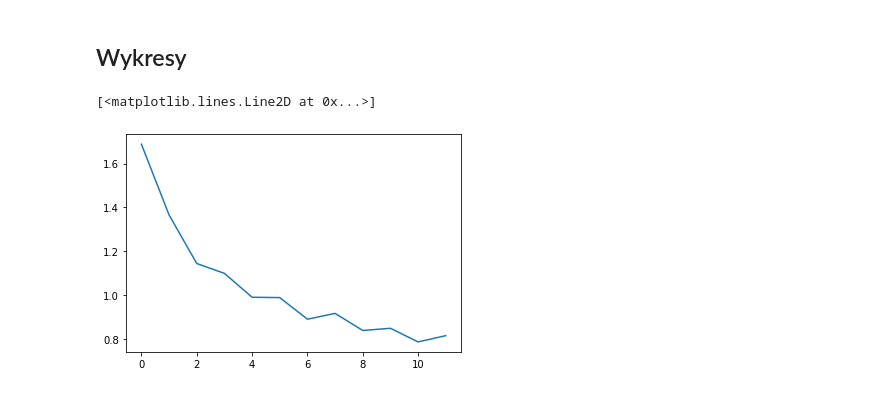
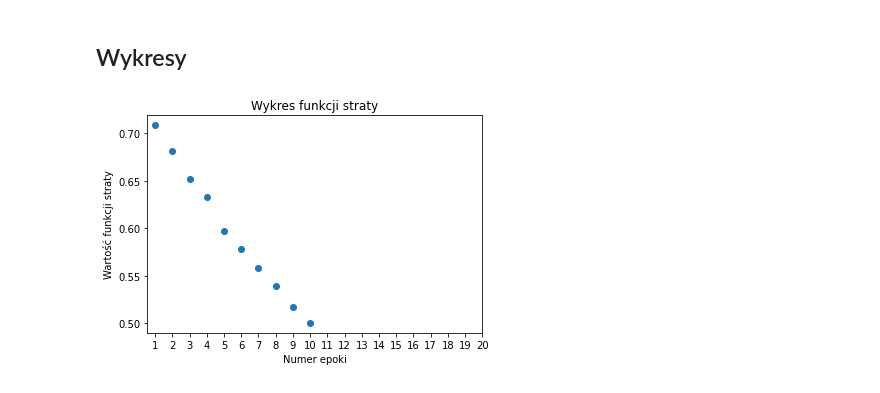
Before and after one commit to gvnbleid/2020-GUM, a Jupyter notebook: MGU_Projekt_2.ipynb, the cells around one changed output. Cells and saved outputs as stored; diff of their text form; code cells hidden in the pictures.

```diff
--- a/MGU_Projekt_2.ipynb
+++ b/MGU_Projekt_2.ipynb
@@ -447,13 +470,19 @@ if save_results_state:
               codecs.open(BASE_DIR + path, 'w', encoding='utf-8'))
 # %% [markdown]
 ## Wykresy
-# %%
-import matplotlib.pyplot as plt
-
-plt.plot(loss_array)
-# %% [output]
-[<matplotlib.lines.Line2D at 0x...>]
-[figure, removed]
+# %%
+import matplotlib.pyplot as plt
+
+epochs = range(1, last_epoch + 1)
+
+plt.scatter(x, loss_array)
+plt.xticks(epochs)
+plt.title("Wykres funkcji straty")
+plt.xlabel("Numer epoki")
+plt.ylabel("Wartość funkcji straty")
+plt.show()
+# %% [output]
+[figure, added]
 # %%
 import copy
 classes = ('plane', 'car', 'bird', 'cat',
```
Also changed, not shown: parts of 10 cells of this notebook.
